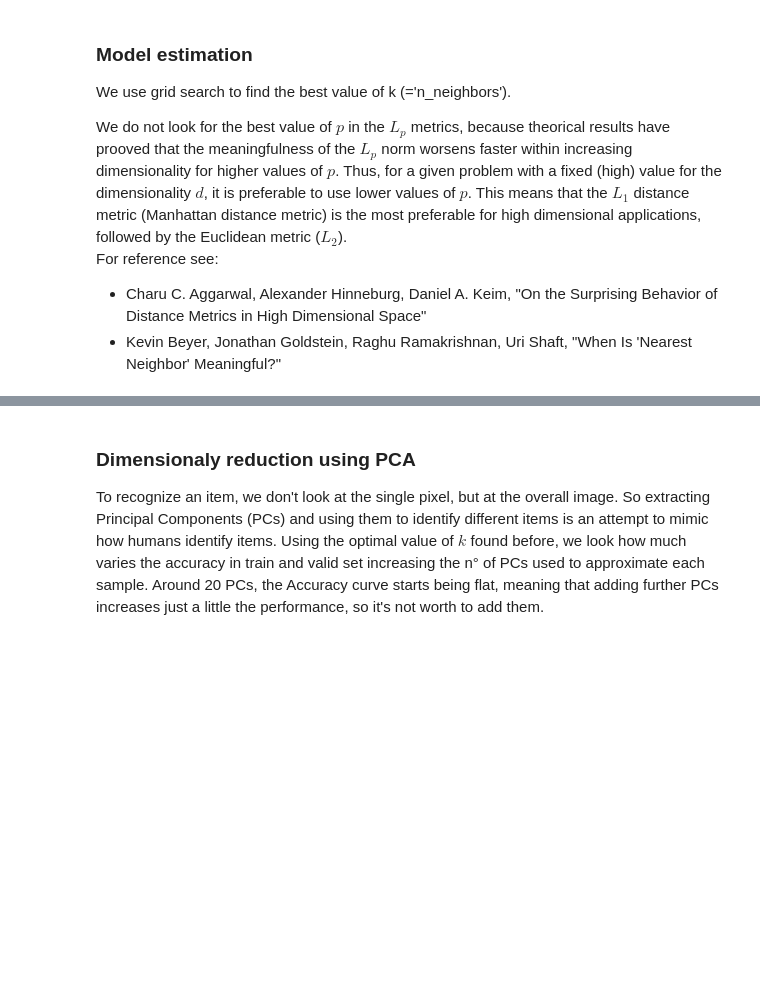
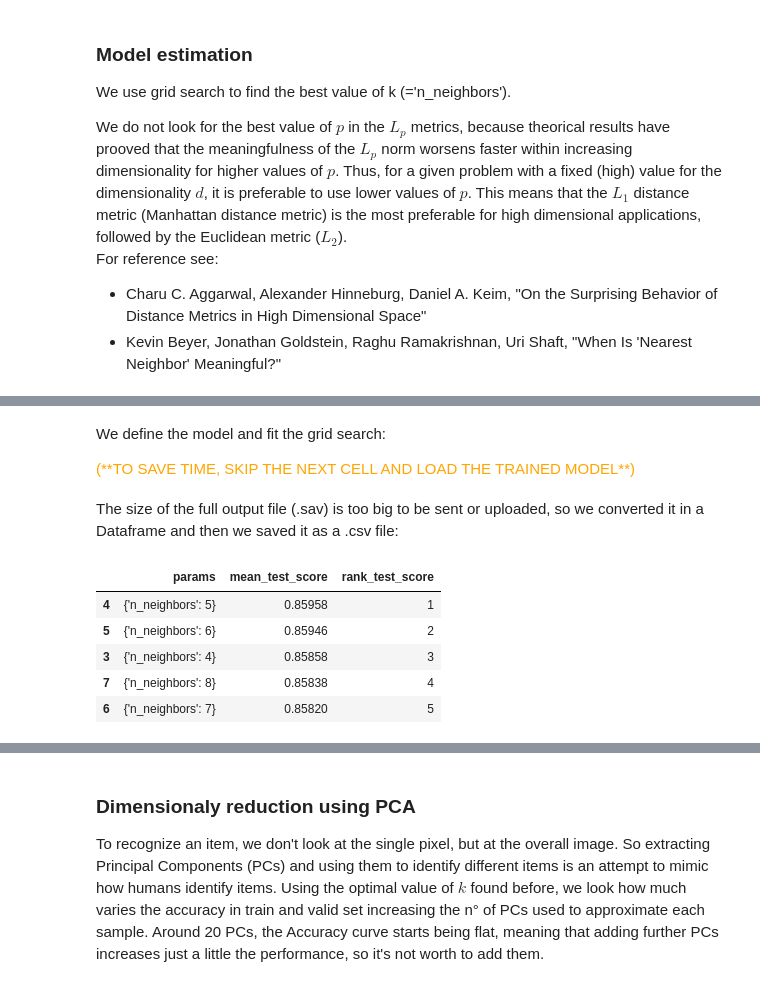
Before and after one commit to rmazzier/MLProjectDS-2020, a Jupyter notebook: All models.ipynb, the cells around one changed output, grey strips where cells are left out. Cells and saved outputs as stored; diff of their text form; code cells hidden in the pictures; blank space fills up the shorter version.

```diff
--- a/All models.ipynb
+++ b/All models.ipynb
@@ -278 +247,6 @@ print(param_grid)
+# %% [markdown]
+We define the model and fit the grid search:
+
+<font color='orange'>
+(**TO SAVE TIME, SKIP THE NEXT CELL AND LOAD THE TRAINED MODEL**)
 # %%
@@ -294,0 +261,14 @@ joblib.dump(grid_search, filename)
+# %% [markdown]
+The size of the full output file (.sav) is too big to be sent or uploaded, so we converted it in a Dataframe and then we saved it as a .csv file:
+# %%
+#load the grid search results:
+results_grid_search_knn=pd.read_csv('data/results_grid_search_knn.csv')
+results_grid_search_knn.sort_values('rank_test_score',ascending=True, inplace=True)
+results_grid_search_knn.head()
+# %% [output]
+|  | params | mean_test_score | rank_test_score |
+| 4 | {'n_neighbors': 5} | 0.85958 | 1 |
+| 5 | {'n_neighbors': 6} | 0.85946 | 2 |
+| 3 | {'n_neighbors': 4} | 0.85858 | 3 |
+| 7 | {'n_neighbors': 8} | 0.85838 | 4 |
+| 6 | {'n_neighbors': 7} | 0.85820 | 5 |
```
Also changed, not shown: parts of 105 cells of this notebook.
